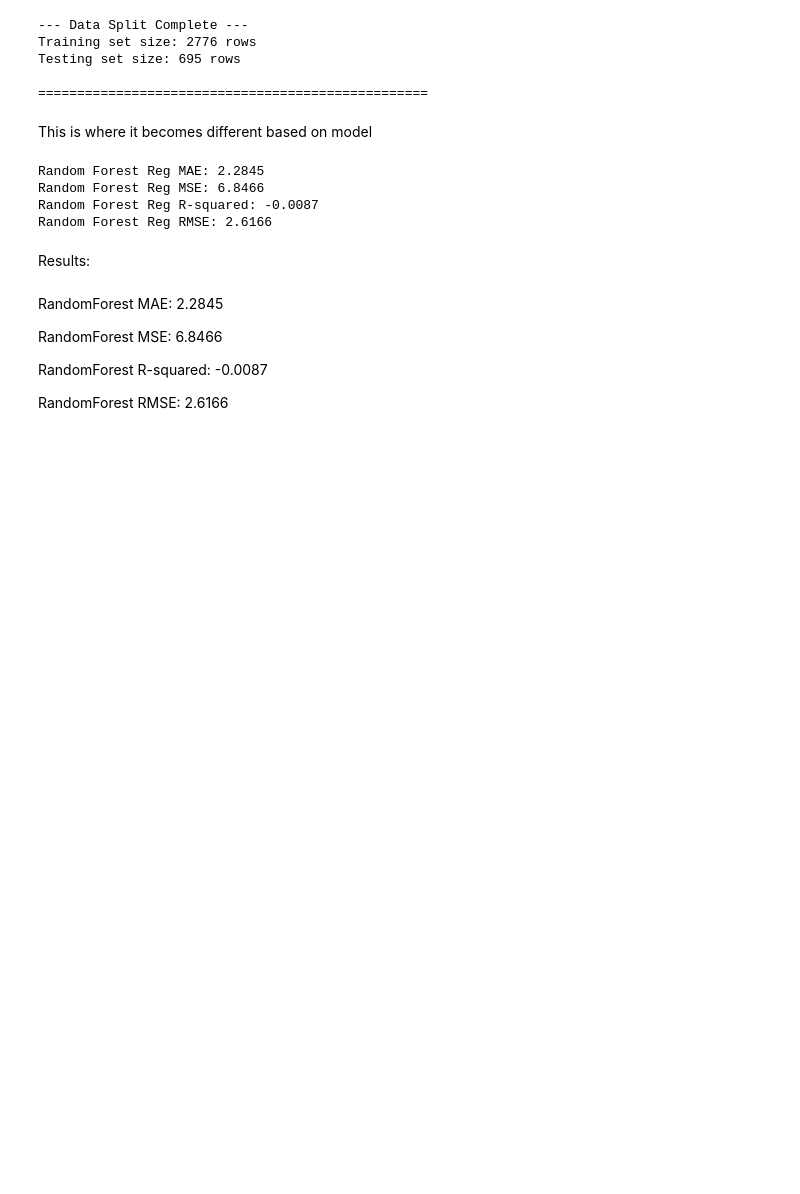
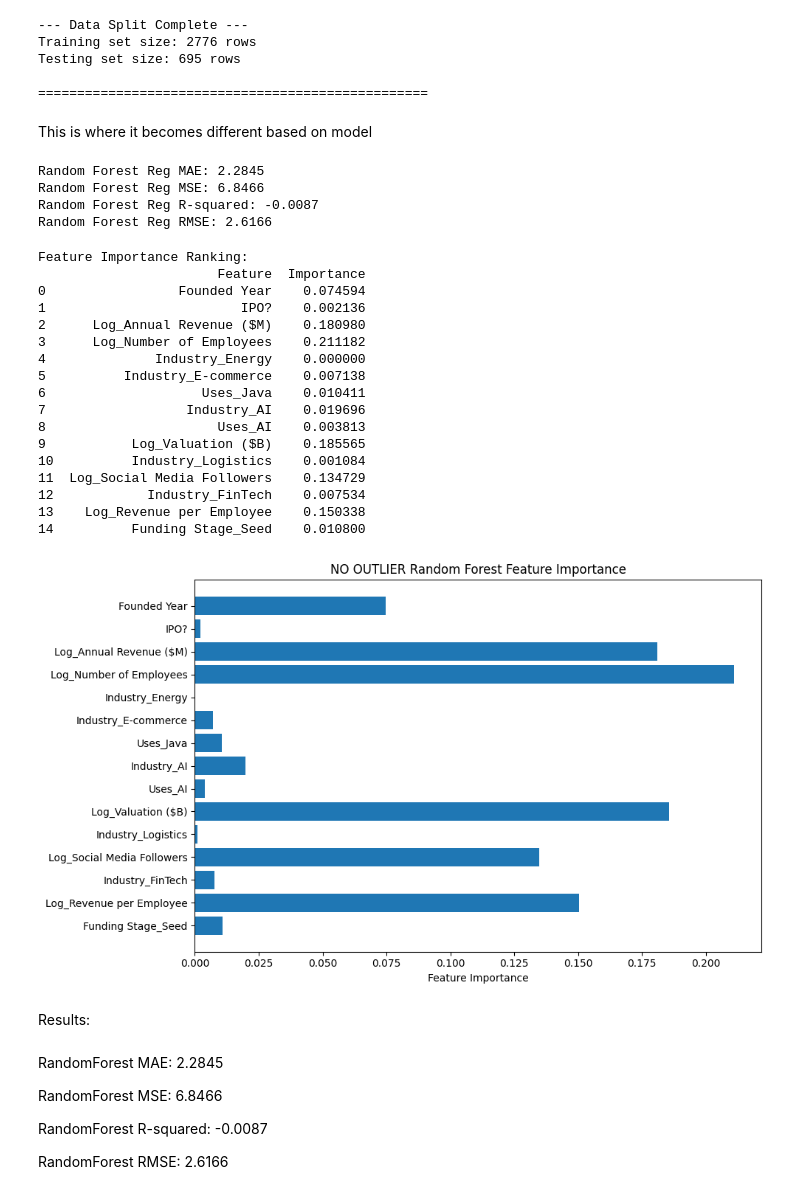
Before and after one commit to shirinadan/AI4ALL-Project, a Jupyter notebook: notebooks/03_train_randomforest_no_outliers.ipynb, the cells around one changed output. Cells and saved outputs as stored; diff of their text form; code cells hidden in the pictures; blank space fills up the shorter version.

```diff
--- a/notebooks/03_train_randomforest_no_outliers.ipynb
+++ b/notebooks/03_train_randomforest_no_outliers.ipynb
@@ -81,6 +82,43 @@ Random Forest Reg MAE: 2.2845
 Random Forest Reg MSE: 6.8466
 Random Forest Reg R-squared: -0.0087
 Random Forest Reg RMSE: 2.6166
+# %%
+importances = rfr.feature_importances_
+feat_imp_df = pd.DataFrame ({
+    'Feature': X_train.columns,
+    'Importance': importances
+})
+feat_imp_df.sort_values(by = 'Importance', ascending=False )
+
+print("Feature Importance Ranking:")
+print(feat_imp_df)
+
+plt.figure(figsize=(10, 6))
+plt.barh(feat_imp_df['Feature'], feat_imp_df['Importance'])
+plt.gca().invert_yaxis()  # To show the highest importance at the top
+plt.xlabel('Feature Importance')
+plt.title('NO OUTLIER Random Forest Feature Importance')
+plt.tight_layout()
+plt.show()
+# %% [output]
+Feature Importance Ranking:
+                       Feature  Importance
+0                 Founded Year    0.074594
+1                         IPO?    0.002136
+2      Log_Annual Revenue ($M)    0.180980
+3      Log_Number of Employees    0.211182
+4              Industry_Energy    0.000000
+5          Industry_E-commerce    0.007138
+6                    Uses_Java    0.010411
+7                  Industry_AI    0.019696
+8                      Uses_AI    0.003813
+9           Log_Valuation ($B)    0.185565
+10          Industry_Logistics    0.001084
+11  Log_Social Media Followers    0.134729
+12            Industry_FinTech    0.007534
+13    Log_Revenue per Employee    0.150338
+14          Funding Stage_Seed    0.010800
+[figure, added]
 # %% [markdown]
 Results:
 # %% [markdown]
```
Also changed, not shown: parts of 1 cell of this notebook, 2 other files.
